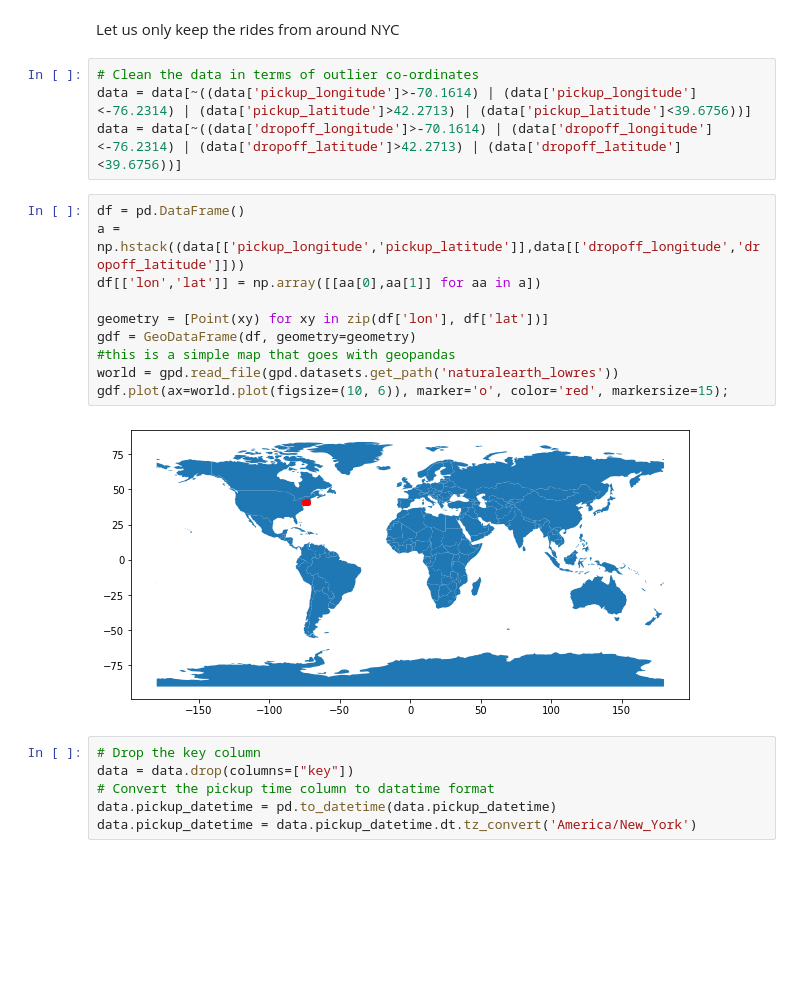
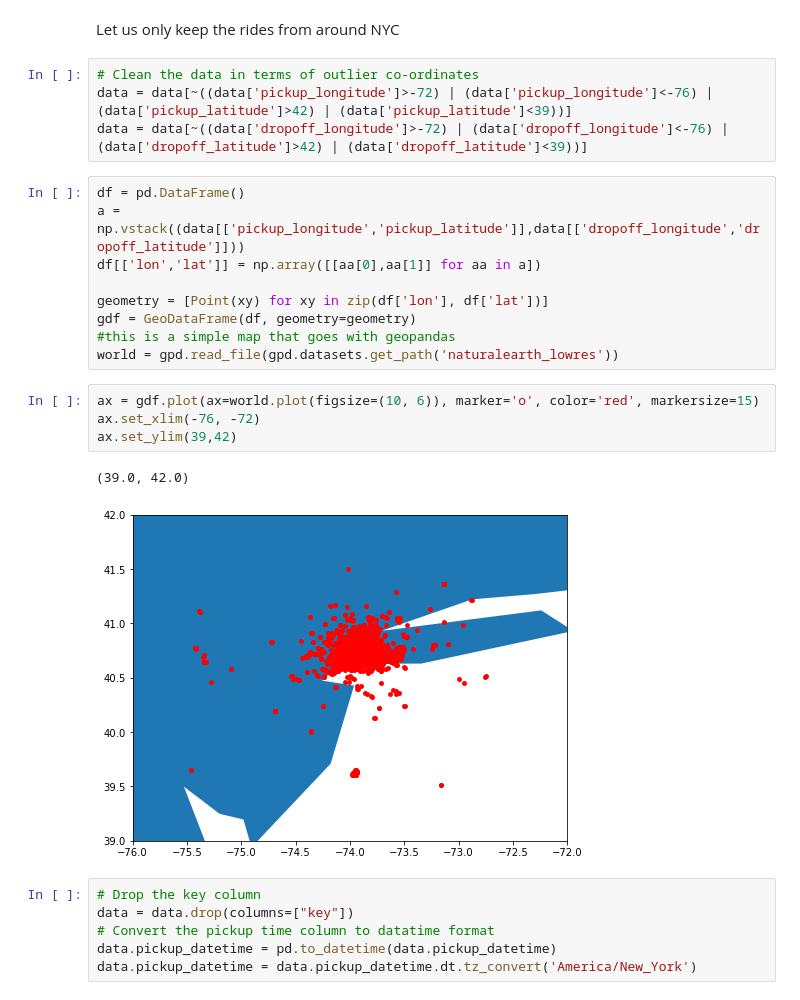
Before and after one commit to nikhil-ravi/ORIE5751Uber, a Jupyter notebook: python/datasets_nikhil.ipynb, the cells around one changed output. Cells and saved outputs as stored; diff of their text form; blank space fills up the shorter version.

```diff
--- a/python/datasets_nikhil.ipynb
+++ b/python/datasets_nikhil.ipynb
@@ -57,20 +64,24 @@ gdf.plot(ax=world.plot(figsize=(10, 6)), marker='o', color='red', markersize=15)
 Let us only keep the rides from around NYC
 # %%
 # Clean the data in terms of outlier co-ordinates
-data = data[~((data['pickup_longitude']>-70.1614) | (data['pickup_longitude']<-76.2314) | (data['pickup_latitude']>42.2713) | (data['pickup_latitude']<39.6756))]
-data = data[~((data['dropoff_longitude']>-70.1614) | (data['dropoff_longitude']<-76.2314) | (data['dropoff_latitude']>42.2713) | (data['dropoff_latitude']<39.6756))]
+data = data[~((data['pickup_longitude']>-72) | (data['pickup_longitude']<-76) | (data['pickup_latitude']>42) | (data['pickup_latitude']<39))]
+data = data[~((data['dropoff_longitude']>-72) | (data['dropoff_longitude']<-76) | (data['dropoff_latitude']>42) | (data['dropoff_latitude']<39))]
 # %%
 df = pd.DataFrame()
-a = np.hstack((data[['pickup_longitude','pickup_latitude']],data[['dropoff_longitude','dropoff_latitude']]))
+a = np.vstack((data[['pickup_longitude','pickup_latitude']],data[['dropoff_longitude','dropoff_latitude']]))
 df[['lon','lat']] = np.array([[aa[0],aa[1]] for aa in a])
 
 geometry = [Point(xy) for xy in zip(df['lon'], df['lat'])]
 gdf = GeoDataFrame(df, geometry=geometry)
 #this is a simple map that goes with geopandas
 world = gpd.read_file(gpd.datasets.get_path('naturalearth_lowres'))
-gdf.plot(ax=world.plot(figsize=(10, 6)), marker='o', color='red', markersize=15);
-# %% [output]
-[figure, removed]
+# %%
+ax = gdf.plot(ax=world.plot(figsize=(10, 6)), marker='o', color='red', markersize=15)
+ax.set_xlim(-76, -72)
+ax.set_ylim(39,42)
+# %% [output]
+(39.0, 42.0)
+[figure, added]
 # %%
 # Drop the key column
 data = data.drop(columns=["key"])
```
Also changed, not shown: parts of 18 cells of this notebook, 24 other files.
